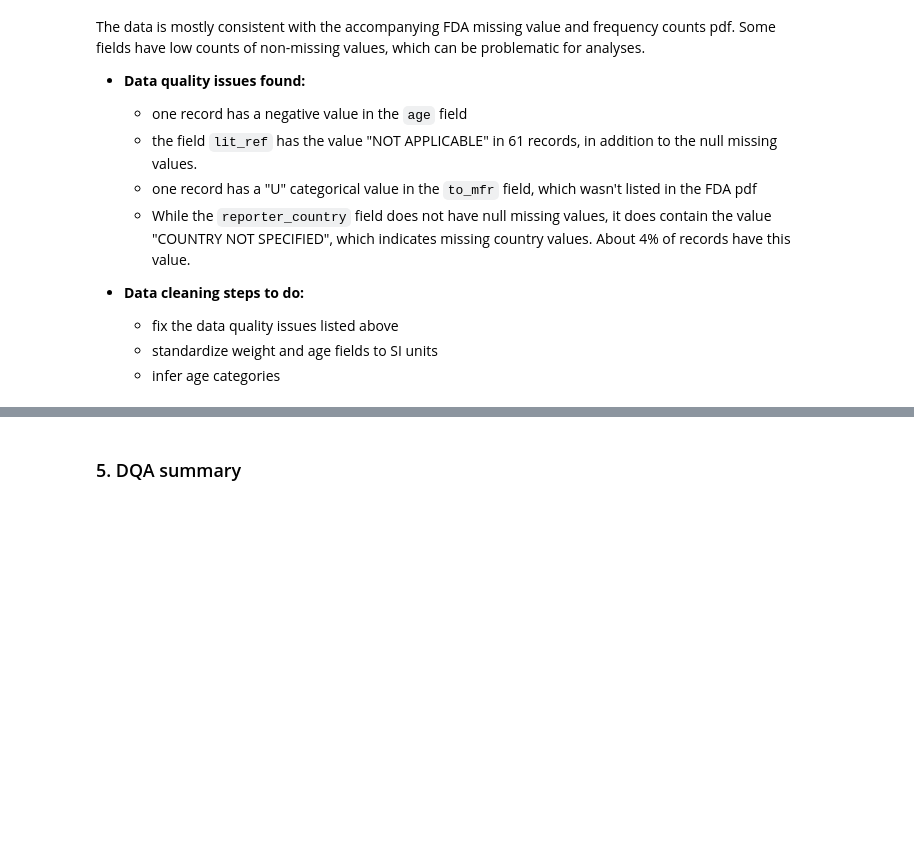
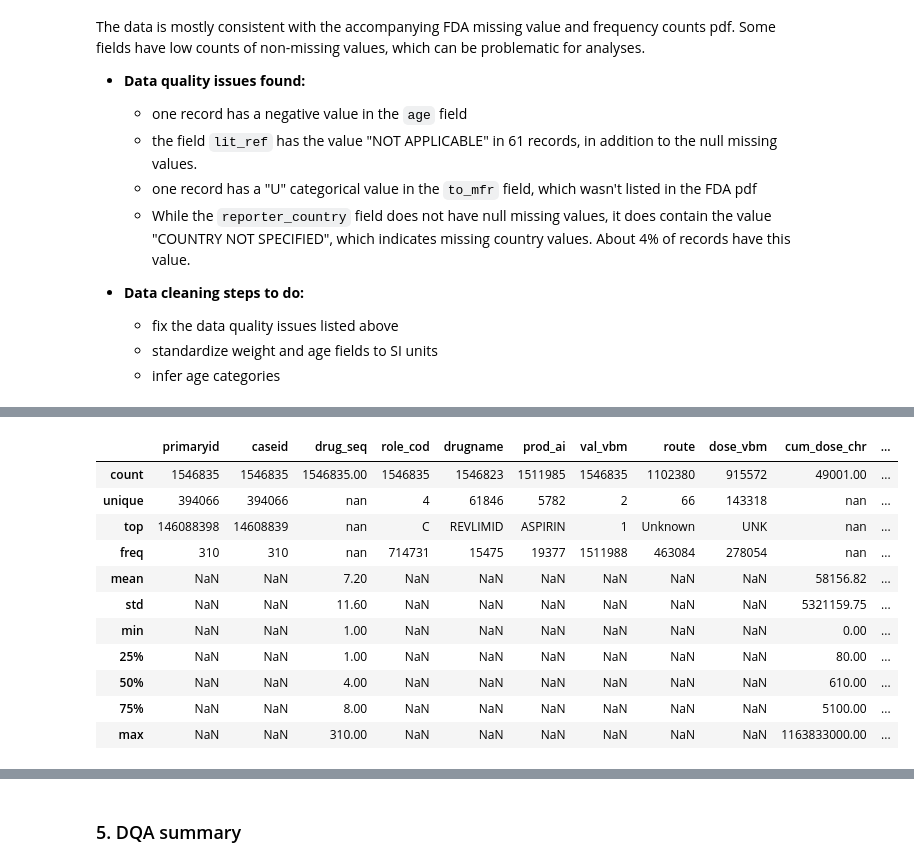
Before and after one commit to 33eyes/FAERS_graph, a Jupyter notebook: data_quality_analysis.ipynb, the cells around one changed output, grey strips where cells are left out. Drawn from its saved outputs; the diff is of its cells as text; code cells hidden in the pictures; blank space fills up the shorter version.

Commit message:
Started DQA of the DRUG ASCII file.

```diff
--- a/data_quality_analysis.ipynb
+++ b/data_quality_analysis.ipynb
@@ -1578,0 +1594,27 @@ Some fields have low counts of non-missing values, which can be problematic for
+# %%
+ascii_file_drug = raw_ascii_path + "DRUG18Q4.txt"
+# %%
+datatypes = {
+    'primaryid': 'object',
+    'caseid': 'object',
+    'drug_seq': np.int32,
+    'role_cod': 'object',
+    'drugname': 'object',
+    'prod_ai': 'object',
+    'val_vbm': 'object',
+    'route': 'object',
+    'dose_vbm': 'object',
+    'cum_dose_chr': np.float64,
+    'cum_dose_unit': 'object',
+    'dechal': 'object',
+    'rechal': 'object',
+    'lot_num': 'object',
+    'exp_dt': 'object',
+    'nda_num': 'object',
+    'dose_amt': np.float64,
+    'dose_unit': 'object',
+    'dose_form': 'object',
+    'dose_freq': 'object'
+}
+# %%
+drug = pd.read_csv(ascii_file_drug, sep='$', dtype=datatypes)
@@ -1578,0 +1638,15 @@ Some fields have low counts of non-missing values, which can be problematic for
+# %%
+drug.describe(include='all')
+# %% [output]
+|  | primaryid | caseid | drug_seq | role_cod | drugname | prod_ai | val_vbm | route | dose_vbm | cum_dose_chr | ... |
+| count | 1546835 | 1546835 | 1546835.00 | 1546835 | 1546823 | 1511985 | 1546835 | 1102380 | 915572 | 49001.00 | ... |
+| unique | 394066 | 394066 | nan | 4 | 61846 | 5782 | 2 | 66 | 143318 | nan | ... |
+| top | 146088398 | 14608839 | nan | C | REVLIMID | ASPIRIN | 1 | Unknown | UNK | nan | ... |
+| freq | 310 | 310 | nan | 714731 | 15475 | 19377 | 1511988 | 463084 | 278054 | nan | ... |
+| mean | NaN | NaN | 7.20 | NaN | NaN | NaN | NaN | NaN | NaN | 58156.82 | ... |
+| std | NaN | NaN | 11.60 | NaN | NaN | NaN | NaN | NaN | NaN | 5321159.75 | ... |
+| min | NaN | NaN | 1.00 | NaN | NaN | NaN | NaN | NaN | NaN | 0.00 | ... |
+| 25% | NaN | NaN | 1.00 | NaN | NaN | NaN | NaN | NaN | NaN | 80.00 | ... |
+| 50% | NaN | NaN | 4.00 | NaN | NaN | NaN | NaN | NaN | NaN | 610.00 | ... |
+| 75% | NaN | NaN | 8.00 | NaN | NaN | NaN | NaN | NaN | NaN | 5100.00 | ... |
+| max | NaN | NaN | 310.00 | NaN | NaN | NaN | NaN | NaN | NaN | 1163833000.00 | ... |
```
Also changed, not shown: parts of 5 cells of this notebook.
